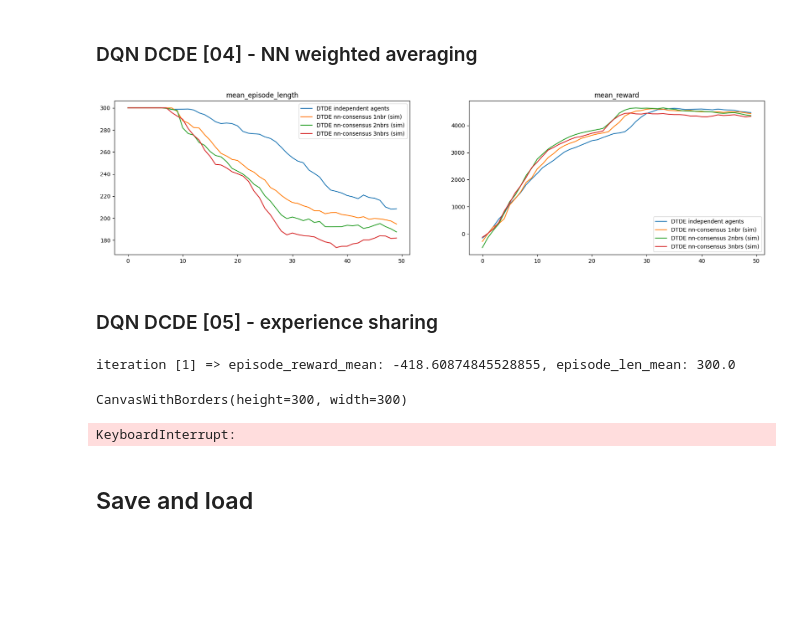
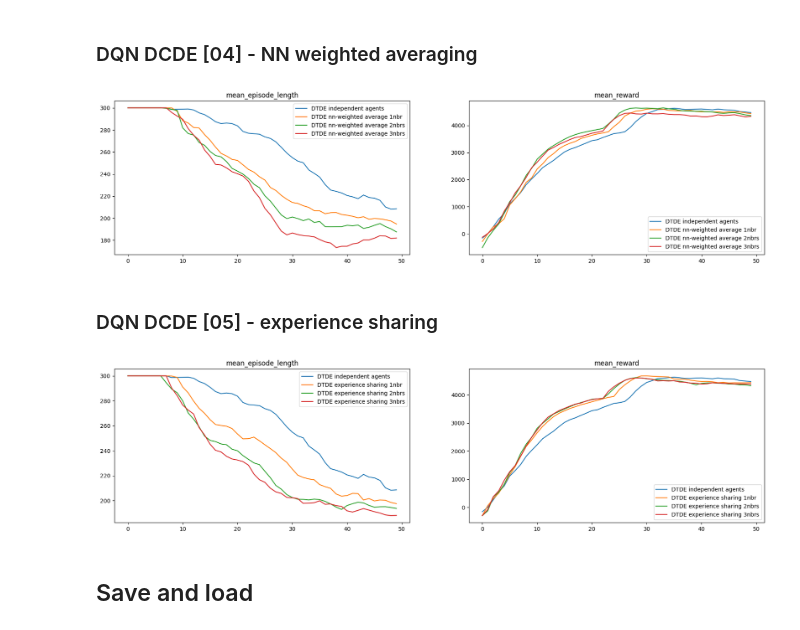
Before and after one commit to NicoloMalucelli/neighbor-based_MARL, a Jupyter notebook: DTDE/collect_the_items_v3.ipynb, the cells around one changed output. Cells and saved outputs as stored; diff of their text form; code cells hidden in the pictures; blank space fills up the shorter version.

Commit message:
rerun all experiments using the same random seed

```diff
--- a/DTDE/collect_the_items_v3.ipynb
+++ b/DTDE/collect_the_items_v3.ipynb
@@ -739,12 +728,12 @@ for i in range(training_iterations):
     simulate_episode_multipolicy(RenderableCollectTheItems(env_config), algo, 500, sleep_between_frames=0.01, print_info=False)
 # %%
 compare_metrics({"DTDE independent agents": load_json_as_dict("metrics/collect_the_items-algo=DQN&method=DTDE[01]_v0"),
-                "DTDE nn-consensus 1nbr (sim)": load_json_as_dict("metrics/collect_the_items-algo=DQN&method=DTDE[04]_v0"),
-                "DTDE nn-consensus 2nbrs (sim)": load_json_as_dict("metrics/collect_the_items-algo=DQN&method=DTDE[04]_v1"),
-                "DTDE nn-consensus 3nbrs (sim)": load_json_as_dict("metrics/collect_the_items-algo=DQN&method=DTDE[04]_v2"),},
+                "DTDE nn-weighted average 1nbr": load_json_as_dict("metrics/collect_the_items-algo=DQN&method=DTDE[04]_v0"),
+                "DTDE nn-weighted average 2nbrs": load_json_as_dict("metrics/collect_the_items-algo=DQN&method=DTDE[04]_v1"),
+                "DTDE nn-weighted average 3nbrs": load_json_as_dict("metrics/collect_the_items-algo=DQN&method=DTDE[04]_v2"),},
                 "mean_episode_length", "mean_reward")
 # %% [output]
-[figure, old version]
+[figure, new version]
 # %% [markdown]
 ### DQN DCDE [05] - experience sharing
 # %%
@@ -752,25 +741,34 @@ from ray.rllib.algorithms.dqn.dqn import DQNConfig
 from ray.rllib.algorithms.callbacks import DefaultCallbacks
 
 n_fixed_nbrs = 1
-n_sample_to_share = 32
 
 def get_nbrs(agent, n_neighbours):
     agent_id = int(agent.split("-")[1])
     return [f"agent-{(agent_id+i)%n_agents}" for i in range(1, n_neighbours+1)]
 
+trajectory = None #{agent: None for agent in env.agents_ids}
+
 class ExperienceSharing(DefaultCallbacks):
-    def on_train_result(self, *, algorithm, result: dict, **kwargs):
-
-        #print(algorithm.local_replay_buffer.sample(10, "agent-0"))
-        """
-        local_worker = algorithm.workers.local_worker()
-
-        experiences = algorithm.local_replay_buffer.sample(n_sample_to_share//n_fixed_nbrs)
-        for agent in ['agent-0']:#policies.keys():
+    def on_episode_end(self, *, worker, base_env, policies, episode, env_index: int, **kwargs,):
+        global algo, trajectory
+        for agent in policies.keys():
             nbrs = get_nbrs(agent, n_fixed_nbrs)
             for nbr in nbrs:
-                algorithm.local_replay_buffer._add_to_underlying_buffer(agent, experiences[nbr])
-        """
+                algo.local_replay_buffer._add_to_underlying_buffer(agent, trajectory[nbr])
+        trajectory = None
+
+    def on_sample_end(
+        self,
+        *,
+        samples,
+        **kwargs,
+    ):
+        global trajectory
+        if trajectory is None:
+            trajectory = {agent: samples[agent] for agent in samples.policy_batches.keys()}
+        else:
+            for agent in samples.policy_batches.keys():
+                trajectory[agent] = trajectory[agent].concat(samples[agent])
 
 training_iterations = 50
 
@@ -792,6 +790,7 @@ algo = (DQNConfig()
             policy_mapping_fn=(lambda agentId, *args, **kwargs: agentId),
         )
         .callbacks(ExperienceSharing)
+        .debugging(seed=3010)
         #.env_runners(num_env_runners=1)
         #.resources(num_gpus=0)
         .environment("collect_the_items?algo=DQN&method=CTDE")
@@ -812,11 +811,15 @@ for i in range(training_iterations):
     print(out)
     metrics["mean_episode_length"].append(result['sampler_results']['episode_len_mean'])
     metrics["mean_reward"].append(result['sampler_results']['episode_reward_mean'])
-    simulate_episode_multipolicy(RenderableCollectTheItems(env_config), algo, 500, sleep_between_frames=0.01, print_info=False)
+    #simulate_episode_multipolicy(RenderableCollectTheItems(env_config), algo, 500, sleep_between_frames=0.01, print_info=False)
-# %% [output]
-iteration [1] => episode_reward_mean: -418.60874845528855, episode_len_mean: 300.0
-CanvasWithBorders(height=300, width=300)
-KeyboardInterrupt:
+# %%
+compare_metrics({"DTDE independent agents": load_json_as_dict("metrics/collect_the_items-algo=DQN&method=DTDE[01]_v0"),
+                "DTDE experience sharing 1nbr": load_json_as_dict("metrics/collect_the_items-algo=DQN&method=DTDE[05]_v0"),
+                "DTDE experience sharing 2nbrs": load_json_as_dict("metrics/collect_the_items-algo=DQN&method=DTDE[05]_v1"),
+                "DTDE experience sharing 3nbrs": load_json_as_dict("metrics/collect_the_items-algo=DQN&method=DTDE[05]_v2"),},
+                "mean_episode_length", "mean_reward")
+# %% [output]
+[figure, added]
 # %% [markdown]
 ## Save and load
 # %%
```
Also changed, not shown: parts of 9 cells of this notebook, 19 other files.
